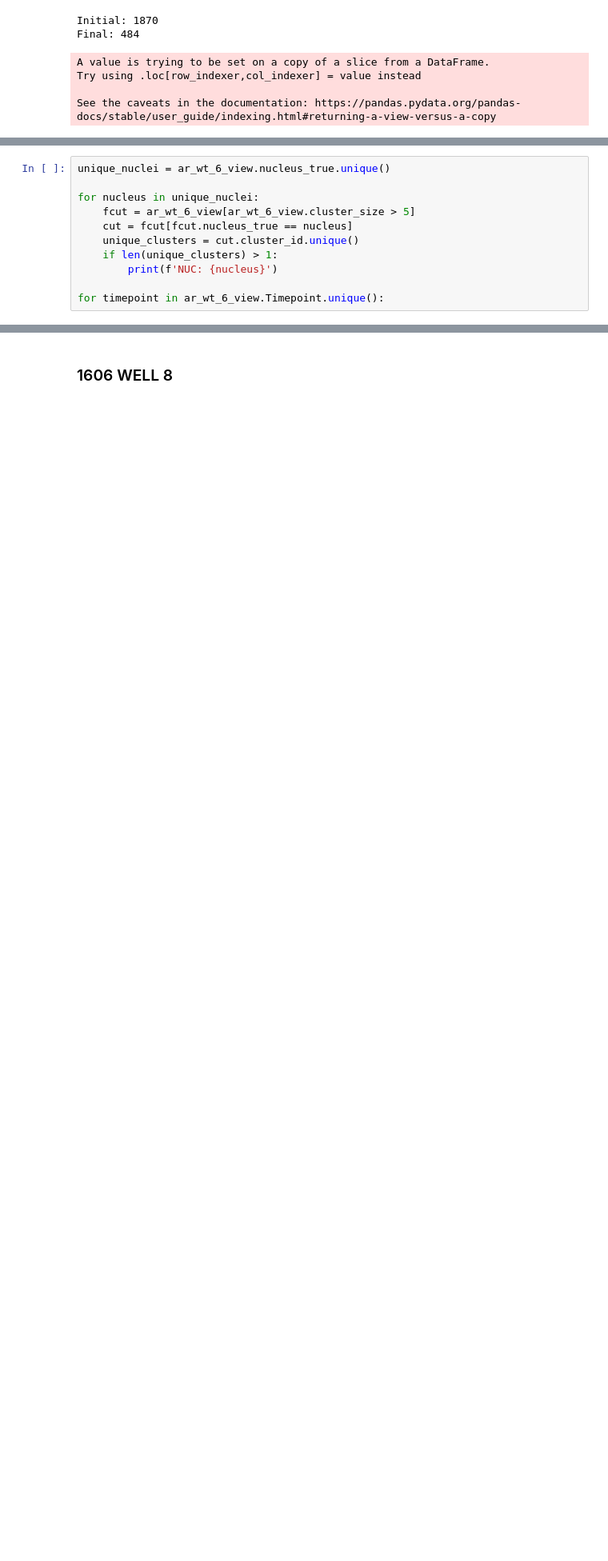
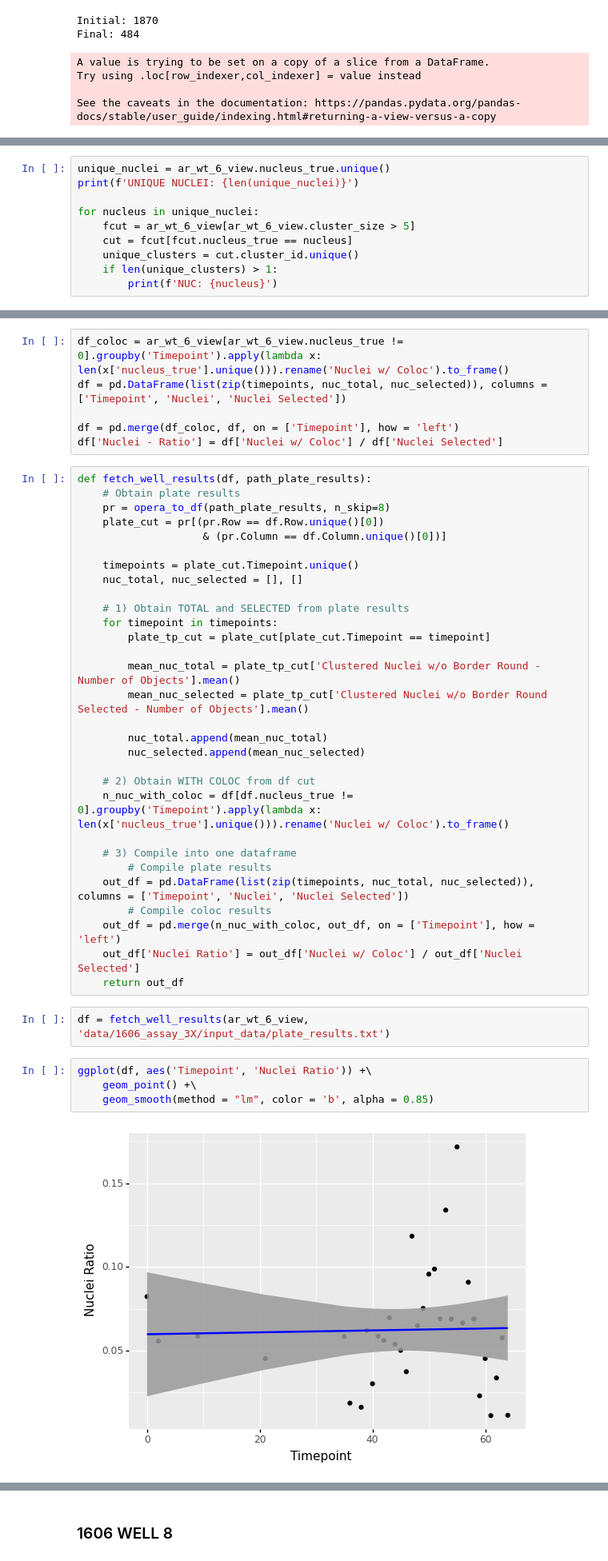
Before and after one commit to niightingale/bep_tools, a Jupyter notebook: fiji_analysis/models_X2.ipynb, the cells around one changed output, grey strips where cells are left out. Shown at 80% size. Cells and saved outputs as stored; diff of their text form; blank space fills up the shorter version.

```diff
--- a/fiji_analysis/models_X2.ipynb
+++ b/fiji_analysis/models_X2.ipynb
@@ -953,5 +965,6 @@ ggplot(aes(range(0, len(ls_bunch)), ls_bunch)) +\
 # %%
 unique_nuclei = ar_wt_6_view.nucleus_true.unique()
+print(f'UNIQUE NUCLEI: {len(unique_nuclei)}')
 
 for nucleus in unique_nuclei:
     fcut = ar_wt_6_view[ar_wt_6_view.cluster_size > 5]
@@ -959,6 +972,4 @@ for nucleus in unique_nuclei:
     unique_clusters = cut.cluster_id.unique()
     if len(unique_clusters) > 1:
         print(f'NUC: {nucleus}')
-
-for timepoint in ar_wt_6_view.Timepoint.unique():
 # %% [output]
@@ -967,0 +996,44 @@ NUC: 86
+# %%
+df_coloc = ar_wt_6_view[ar_wt_6_view.nucleus_true != 0].groupby('Timepoint').apply(lambda x: len(x['nucleus_true'].unique())).rename('Nuclei w/ Coloc').to_frame()
+df = pd.DataFrame(list(zip(timepoints, nuc_total, nuc_selected)), columns = ['Timepoint', 'Nuclei', 'Nuclei Selected'])
+
+df = pd.merge(df_coloc, df, on = ['Timepoint'], how = 'left')
+df['Nuclei - Ratio'] = df['Nuclei w/ Coloc'] / df['Nuclei Selected']
+# %%
+def fetch_well_results(df, path_plate_results):
+    # Obtain plate results
+    pr = opera_to_df(path_plate_results, n_skip=8)
+    plate_cut = pr[(pr.Row == df.Row.unique()[0])
+                    & (pr.Column == df.Column.unique()[0])]
+
+    timepoints = plate_cut.Timepoint.unique()
+    nuc_total, nuc_selected = [], []
+
+    # 1) Obtain TOTAL and SELECTED from plate results
+    for timepoint in timepoints:
+        plate_tp_cut = plate_cut[plate_cut.Timepoint == timepoint]
+
+        mean_nuc_total = plate_tp_cut['Clustered Nuclei w/o Border Round - Number of Objects'].mean()
+        mean_nuc_selected = plate_tp_cut['Clustered Nuclei w/o Border Round Selected - Number of Objects'].mean()
+
+        nuc_total.append(mean_nuc_total)
+        nuc_selected.append(mean_nuc_selected)
+
+    # 2) Obtain WITH COLOC from df cut
+    n_nuc_with_coloc = df[df.nucleus_true != 0].groupby('Timepoint').apply(lambda x: len(x['nucleus_true'].unique())).rename('Nuclei w/ Coloc').to_frame()
+
+    # 3) Compile into one dataframe
+        # Compile plate results
+    out_df = pd.DataFrame(list(zip(timepoints, nuc_total, nuc_selected)), columns = ['Timepoint', 'Nuclei', 'Nuclei Selected'])
+        # Compile coloc results
+    out_df = pd.merge(n_nuc_with_coloc, out_df, on = ['Timepoint'], how = 'left')
+    out_df['Nuclei Ratio'] = out_df['Nuclei w/ Coloc'] / out_df['Nuclei Selected']
+    return out_df
+# %%
+df = fetch_well_results(ar_wt_6_view, 'data/1606_assay_3X/input_data/plate_results.txt')
+# %%
+ggplot(df, aes('Timepoint', 'Nuclei Ratio')) +\
+    geom_point() +\
+    geom_smooth(method = "lm", color = 'b', alpha = 0.85)
+# %% [output]
+[figure, added]
```
Also changed, not shown: parts of 10 cells of this notebook, 16 other files.
